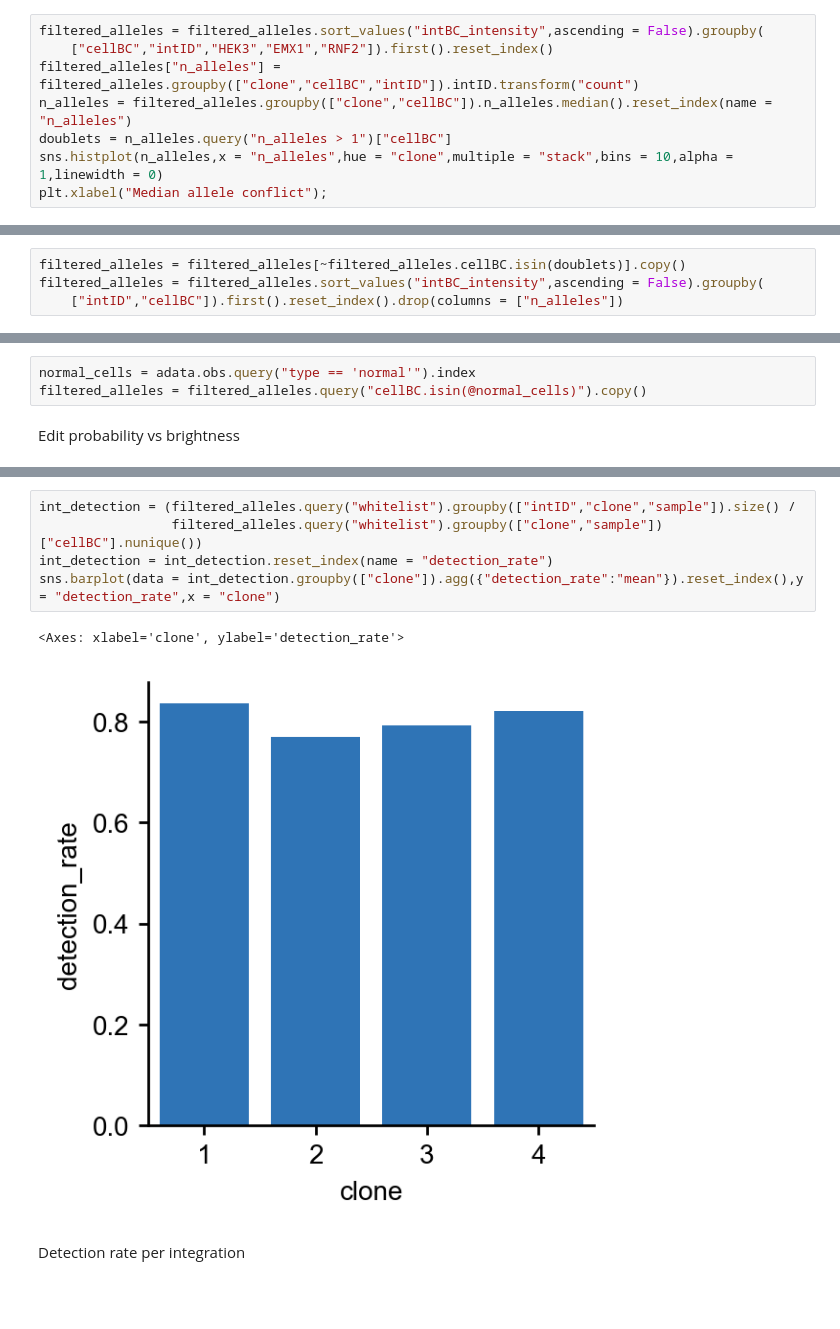
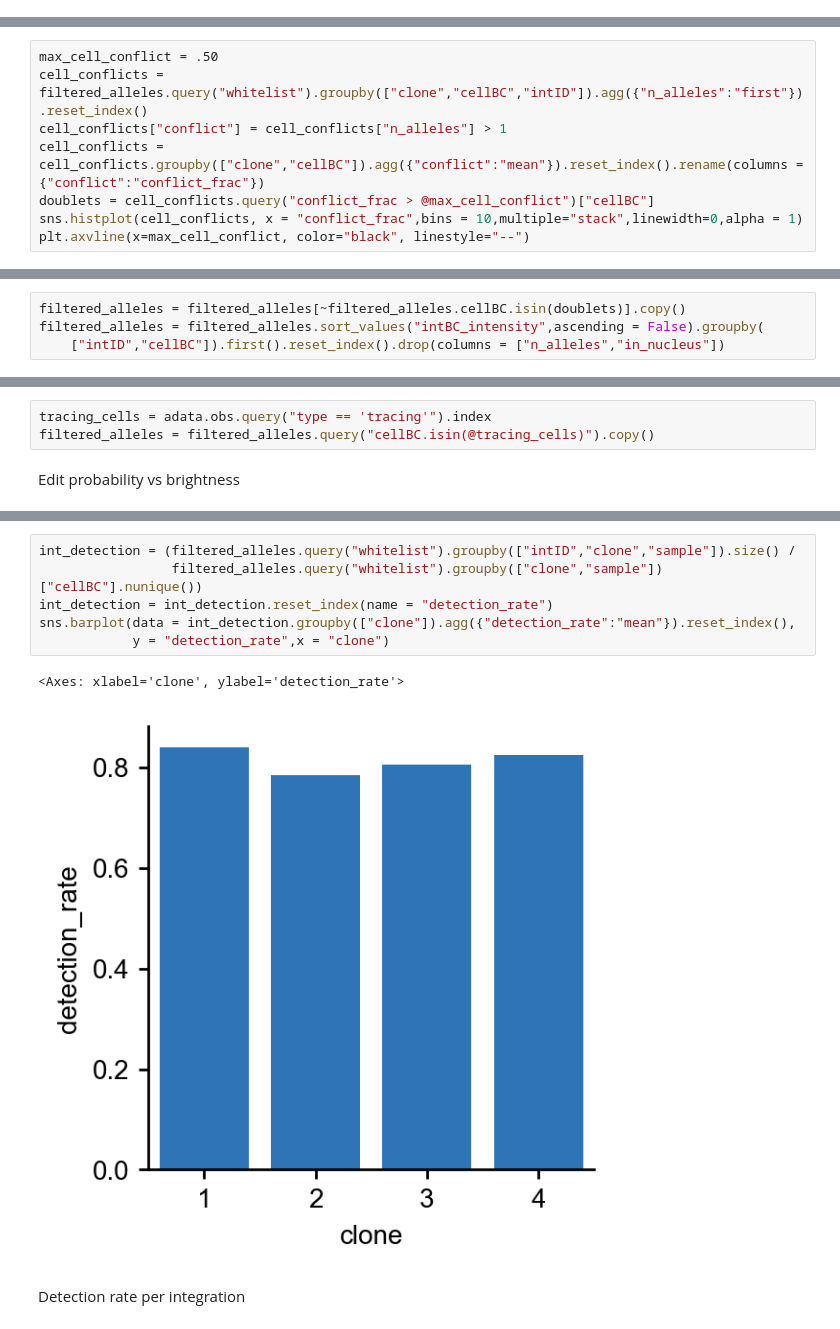
Before and after one commit to jweissmanlab/PEtracer-2025, a Jupyter notebook: preedited/process_merfish_invitro.ipynb, the cells around one changed output, grey strips where cells are left out. Drawn from its saved outputs; the diff is of its cells as text; blank space fills up the shorter version.

```diff
--- a/preedited/process_merfish_invitro.ipynb
+++ b/preedited/process_merfish_invitro.ipynb
@@ -224,8 +199,0 @@ Mark cells with median number of alleles > 1 as doublets
-# %%
-filtered_alleles = filtered_alleles.sort_values("intBC_intensity",ascending = False).groupby(
-    ["cellBC","intID","HEK3","EMX1","RNF2"]).first().reset_index()
-filtered_alleles["n_alleles"] = filtered_alleles.groupby(["clone","cellBC","intID"]).intID.transform("count")
-n_alleles = filtered_alleles.groupby(["clone","cellBC"]).n_alleles.median().reset_index(name = "n_alleles")
-doublets = n_alleles.query("n_alleles > 1")["cellBC"]
-sns.histplot(n_alleles,x = "n_alleles",hue = "clone",multiple = "stack",bins = 10,alpha = 1,linewidth = 0)
-plt.xlabel("Median allele conflict");
@@ -233,0 +200,8 @@ plt.xlabel("Median allele conflict");
+# %%
+max_cell_conflict = .50
+cell_conflicts = filtered_alleles.query("whitelist").groupby(["clone","cellBC","intID"]).agg({"n_alleles":"first"}).reset_index()
+cell_conflicts["conflict"] = cell_conflicts["n_alleles"] > 1
+cell_conflicts = cell_conflicts.groupby(["clone","cellBC"]).agg({"conflict":"mean"}).reset_index().rename(columns = {"conflict":"conflict_frac"})
+doublets = cell_conflicts.query("conflict_frac > @max_cell_conflict")["cellBC"]
+sns.histplot(cell_conflicts, x = "conflict_frac",bins = 10,multiple="stack",linewidth=0,alpha = 1)
+plt.axvline(x=max_cell_conflict, color="black", linestyle="--")
@@ -236,7 +213,7 @@ Resolve remaining conflict by selecting the brightest spot
 # %%
 filtered_alleles = filtered_alleles[~filtered_alleles.cellBC.isin(doublets)].copy()
 filtered_alleles = filtered_alleles.sort_values("intBC_intensity",ascending = False).groupby(
-    ["intID","cellBC"]).first().reset_index().drop(columns = ["n_alleles"])
+    ["intID","cellBC"]).first().reset_index().drop(columns = ["n_alleles","in_nucleus"])
 # %% [markdown]
 Mark doublets
 # %%
@@ -250,8 +227,8 @@ plt.legend(loc='center left', title='cell type', bbox_to_anchor=(1, 0.5))
 # %% [markdown]
 ## Allele statistics
 # %%
-normal_cells = adata.obs.query("type == 'normal'").index
-filtered_alleles = filtered_alleles.query("cellBC.isin(@normal_cells)").copy()
+tracing_cells = adata.obs.query("type == 'tracing'").index
+filtered_alleles = filtered_alleles.query("cellBC.isin(@tracing_cells)").copy()
 # %% [markdown]
 Edit probability vs brightness
 # %%
@@ -266,11 +243,12 @@ plt.ylabel("Probability of allele");
 # %%
 int_detection = (filtered_alleles.query("whitelist").groupby(["intID","clone","sample"]).size() /
                  filtered_alleles.query("whitelist").groupby(["clone","sample"])["cellBC"].nunique())
 int_detection = int_detection.reset_index(name = "detection_rate")
-sns.barplot(data = int_detection.groupby(["clone"]).agg({"detection_rate":"mean"}).reset_index(),y = "detection_rate",x = "clone")
+sns.barplot(data = int_detection.groupby(["clone"]).agg({"detection_rate":"mean"}).reset_index(),
+            y = "detection_rate",x = "clone")
 # %% [output]
 <Axes: xlabel='clone', ylabel='detection_rate'>
-[figure, old version]
+[figure, new version]
 # %% [markdown]
 Detection rate per integration
 # %%
```
Also changed, not shown: parts of 46 cells of this notebook, 39 other files.
